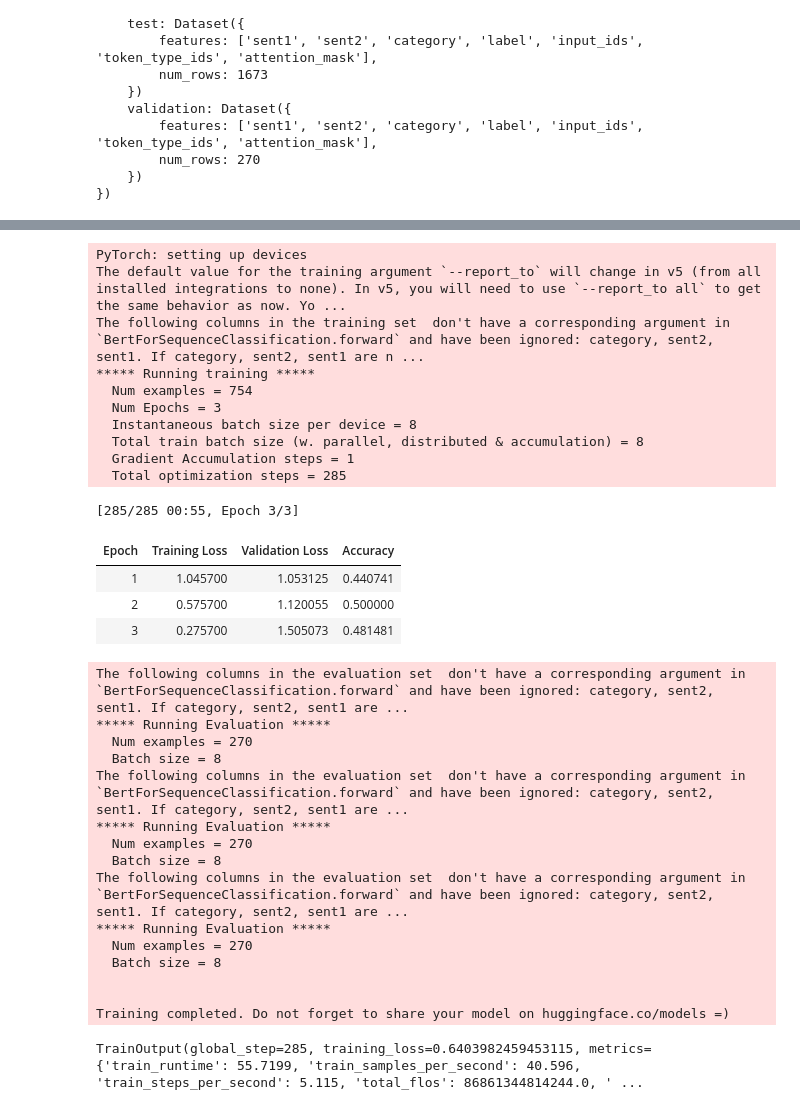
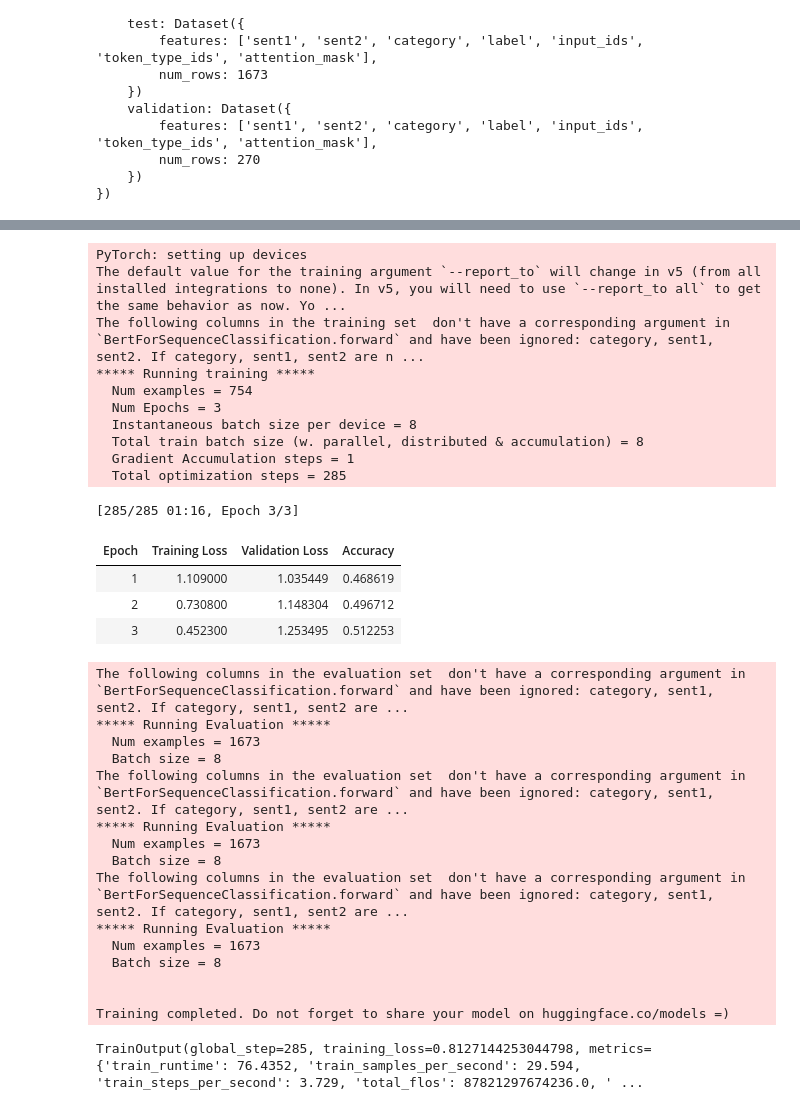
Before and after one commit to mohsenfayyaz/nlp-course-ut, a Jupyter notebook: CA4_Transformers/1_NLI.ipynb, the cells around one changed output, grey strips where cells are left out. Cells and saved outputs as stored; diff of their text form; code cells hidden in the pictures.

```diff
--- a/CA4_Transformers/1_NLI.ipynb
+++ b/CA4_Transformers/1_NLI.ipynb
@@ -97,7 +115,7 @@ def compute_metrics(eval_pred):
 
 str_to_int = {"e": 0, "n": 1, "c": 2}
 def tokenize_function(examples):
-    tokenized_batch = tokenizer(examples["sent1"], examples["sent2"], truncation=True)
+    tokenized_batch = tokenizer(examples["sent1"], examples["sent2"], truncation=True, max_length=128)
     tokenized_batch["label"] = [str_to_int[label] for label in examples["label"]]
     return tokenized_batch
 
@@ -253,54 +294,61 @@ DatasetDict({
 # %%
 training_args = TrainingArguments(
-    output_dir="parsbert",
+    output_dir="q1_parsbert",
     evaluation_strategy="epoch",
     logging_steps = 20,
     learning_rate=5e-5,
     num_train_epochs=3,
+    warmup_steps=50,
     per_device_train_batch_size=8,
     per_device_eval_batch_size=8,
+    save_strategy = "epoch",
+    load_best_model_at_end=True,
+    save_total_limit = 1,
+    metric_for_best_model="accuracy",
+    group_by_length = True,
+    seed=0
 )
 trainer = Trainer(
     model=model,
     args=training_args,
     train_dataset=tokenized_datasets["train"],
     eval_dataset=tokenized_datasets["validation"],
     tokenizer=tokenizer,
     compute_metrics=compute_metrics,
 )
 trainer.train()
 # %% [output]
 PyTorch: setting up devices
 The default value for the training argument `--report_to` will change in v5 (from all installed integrations to none). In v5, you will need to use `--report_to all` to get the same behavior as now. Yo ...
-The following columns in the training set  don't have a corresponding argument in `BertForSequenceClassification.forward` and have been ignored: category, sent2, sent1. If category, sent2, sent1 are n ...
+The following columns in the training set  don't have a corresponding argument in `BertForSequenceClassification.forward` and have been ignored: category, sent1, sent2. If category, sent1, sent2 are n ...
 ***** Running training *****
   Num examples = 754
   Num Epochs = 3
   Instantaneous batch size per device = 8
   Total train batch size (w. parallel, distributed & accumulation) = 8
   Gradient Accumulation steps = 1
   Total optimization steps = 285
-[285/285 00:55, Epoch 3/3]
+[285/285 01:16, Epoch 3/3]
 | Epoch | Training Loss | Validation Loss | Accuracy |
-| 1 | 1.045700 | 1.053125 | 0.440741 |
-| 2 | 0.575700 | 1.120055 | 0.500000 |
-| 3 | 0.275700 | 1.505073 | 0.481481 |
+| 1 | 1.109000 | 1.035449 | 0.468619 |
+| 2 | 0.730800 | 1.148304 | 0.496712 |
+| 3 | 0.452300 | 1.253495 | 0.512253 |
-The following columns in the evaluation set  don't have a corresponding argument in `BertForSequenceClassification.forward` and have been ignored: category, sent2, sent1. If category, sent2, sent1 are ...
+The following columns in the evaluation set  don't have a corresponding argument in `BertForSequenceClassification.forward` and have been ignored: category, sent1, sent2. If category, sent1, sent2 are ...
 ***** Running Evaluation *****
-  Num examples = 270
+  Num examples = 1673
   Batch size = 8
-The following columns in the evaluation set  don't have a corresponding argument in `BertForSequenceClassification.forward` and have been ignored: category, sent2, sent1. If category, sent2, sent1 are ...
+The following columns in the evaluation set  don't have a corresponding argument in `BertForSequenceClassification.forward` and have been ignored: category, sent1, sent2. If category, sent1, sent2 are ...
 ***** Running Evaluation *****
-  Num examples = 270
+  Num examples = 1673
   Batch size = 8
-The following columns in the evaluation set  don't have a corresponding argument in `BertForSequenceClassification.forward` and have been ignored: category, sent2, sent1. If category, sent2, sent1 are ...
+The following columns in the evaluation set  don't have a corresponding argument in `BertForSequenceClassification.forward` and have been ignored: category, sent1, sent2. If category, sent1, sent2 are ...
 ***** Running Evaluation *****
-  Num examples = 270
+  Num examples = 1673
   Batch size = 8
 
 
 Training completed. Do not forget to share your model on huggingface.co/models =)
-TrainOutput(global_step=285, training_loss=0.6403982459453115, metrics={'train_runtime': 55.7199, 'train_samples_per_second': 40.596, 'train_steps_per_second': 5.115, 'total_flos': 86861344814244.0, ' ...
+TrainOutput(global_step=285, training_loss=0.8127144253044798, metrics={'train_runtime': 76.4352, 'train_samples_per_second': 29.594, 'train_steps_per_second': 3.729, 'total_flos': 87821297674236.0, ' ...
 # %%
 trainer.evaluate(tokenized_datasets["test"])
 # %% [output]
```
Also changed, not shown: parts of 6 cells of this notebook, 4 other files.
